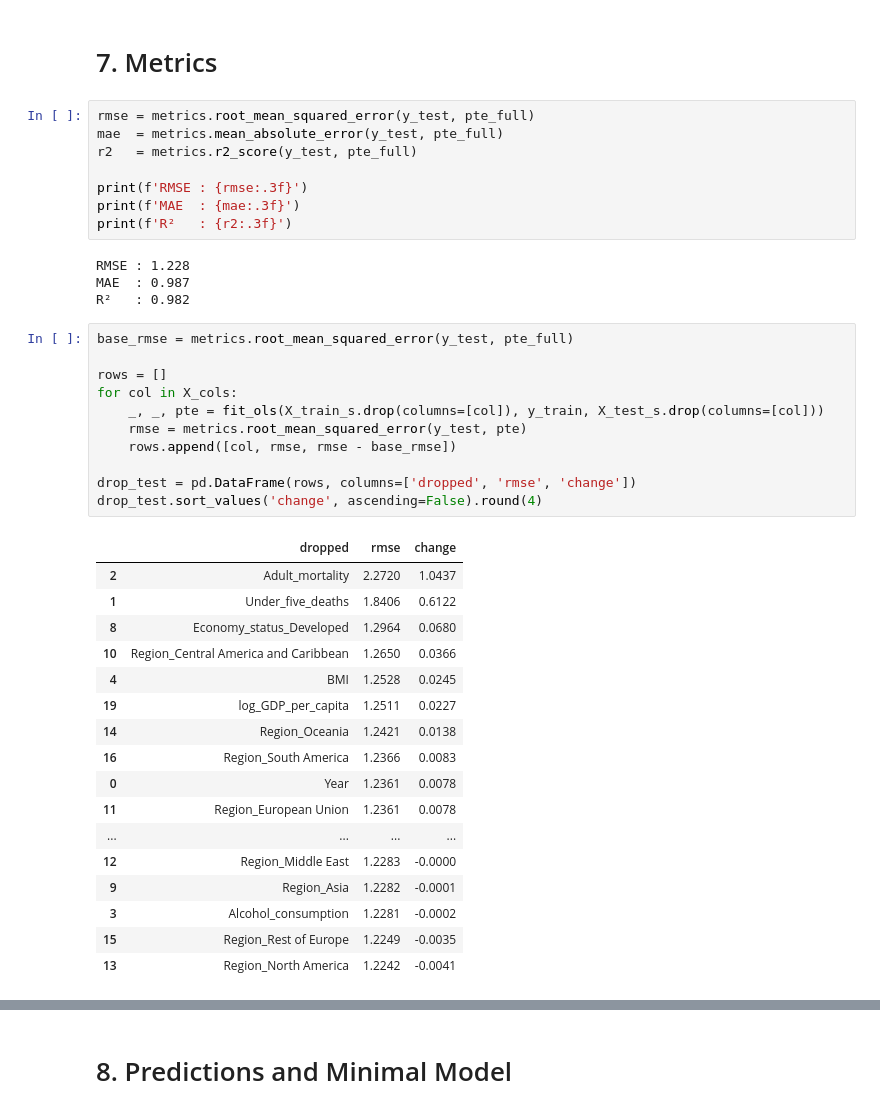
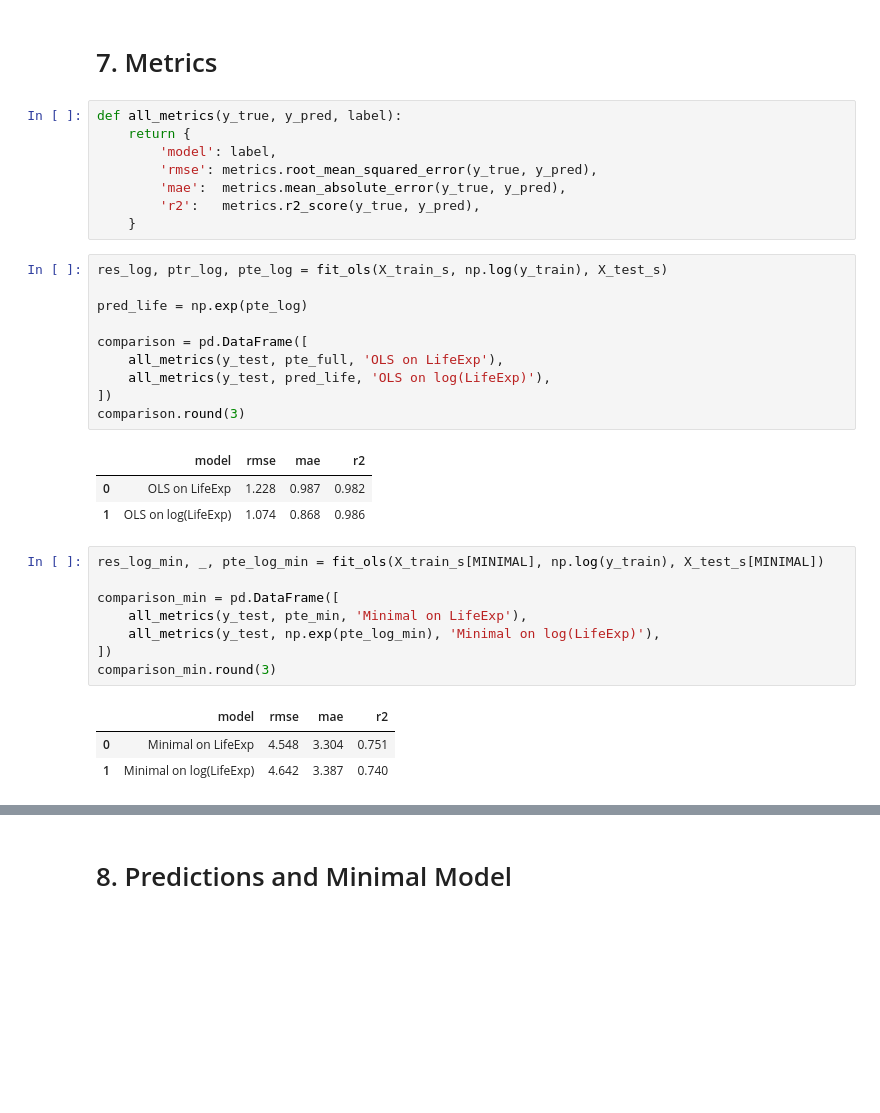
Before and after one commit to Roborohan/WHO-Life-Expectancy-GE, a Jupyter notebook: WHO_EDA.ipynb, the cells around one changed output, grey strips where cells are left out. Saved outputs shown, nothing was run; the diff lists cells and outputs as text; blank space fills up the shorter version.

Commit message:
Fixed Metrics section

```diff
--- a/WHO_EDA.ipynb
+++ b/WHO_EDA.ipynb
@@ -317,43 +317,36 @@ dtype: float64
 # %% [markdown]
 # 7. Metrics
 # %%
-rmse = metrics.root_mean_squared_error(y_test, pte_full)
-mae  = metrics.mean_absolute_error(y_test, pte_full)
-r2   = metrics.r2_score(y_test, pte_full)
-
-print(f'RMSE : {rmse:.3f}')
-print(f'MAE  : {mae:.3f}')
-print(f'R²   : {r2:.3f}')
+def all_metrics(y_true, y_pred, label):
+    return {
+        'model': label,
+        'rmse': metrics.root_mean_squared_error(y_true, y_pred),
+        'mae':  metrics.mean_absolute_error(y_true, y_pred),
+        'r2':   metrics.r2_score(y_true, y_pred),
+    }
-# %% [output]
-RMSE : 1.228
-MAE  : 0.987
-R²   : 0.982
 # %%
-base_rmse = metrics.root_mean_squared_error(y_test, pte_full)
+res_log, ptr_log, pte_log = fit_ols(X_train_s, np.log(y_train), X_test_s)
 
-rows = []
-for col in X_cols:
-    _, _, pte = fit_ols(X_train_s.drop(columns=[col]), y_train, X_test_s.drop(columns=[col]))
-    rmse = metrics.root_mean_squared_error(y_test, pte)
-    rows.append([col, rmse, rmse - base_rmse])
+pred_life = np.exp(pte_log)
 
-drop_test = pd.DataFrame(rows, columns=['dropped', 'rmse', 'change'])
-drop_test.sort_values('change', ascending=False).round(4)
+comparison = pd.DataFrame([
+    all_metrics(y_test, pte_full, 'OLS on LifeExp'),
+    all_metrics(y_test, pred_life, 'OLS on log(LifeExp)'),
+])
+comparison.round(3)
 # %% [output]
-|  | dropped | rmse | change |
-| 2 | Adult_mortality | 2.2720 | 1.0437 |
-| 1 | Under_five_deaths | 1.8406 | 0.6122 |
-| 8 | Economy_status_Developed | 1.2964 | 0.0680 |
-| 10 | Region_Central America and Caribbean | 1.2650 | 0.0366 |
-| 4 | BMI | 1.2528 | 0.0245 |
-| 19 | log_GDP_per_capita | 1.2511 | 0.0227 |
-| 14 | Region_Oceania | 1.2421 | 0.0138 |
-| 16 | Region_South America | 1.2366 | 0.0083 |
-| 0 | Year | 1.2361 | 0.0078 |
-| 11 | Region_European Union | 1.2361 | 0.0078 |
-| ... | ... | ... | ... |
-| 12 | Region_Middle East | 1.2283 | -0.0000 |
-| 9 | Region_Asia | 1.2282 | -0.0001 |
-| 3 | Alcohol_consumption | 1.2281 | -0.0002 |
-| 15 | Region_Rest of Europe | 1.2249 | -0.0035 |
-| 13 | Region_North America | 1.2242 | -0.0041 |
+|  | model | rmse | mae | r2 |
+| 0 | OLS on LifeExp | 1.228 | 0.987 | 0.982 |
+| 1 | OLS on log(LifeExp) | 1.074 | 0.868 | 0.986 |
+# %%
+res_log_min, _, pte_log_min = fit_ols(X_train_s[MINIMAL], np.log(y_train), X_test_s[MINIMAL])
+
+comparison_min = pd.DataFrame([
+    all_metrics(y_test, pte_min, 'Minimal on LifeExp'),
+    all_metrics(y_test, np.exp(pte_log_min), 'Minimal on log(LifeExp)'),
+])
+comparison_min.round(3)
+# %% [output]
+|  | model | rmse | mae | r2 |
+| 0 | Minimal on LifeExp | 4.548 | 3.304 | 0.751 |
+| 1 | Minimal on log(LifeExp) | 4.642 | 3.387 | 0.740 |
```
Also changed, not shown: parts of 1 cell of this notebook.
